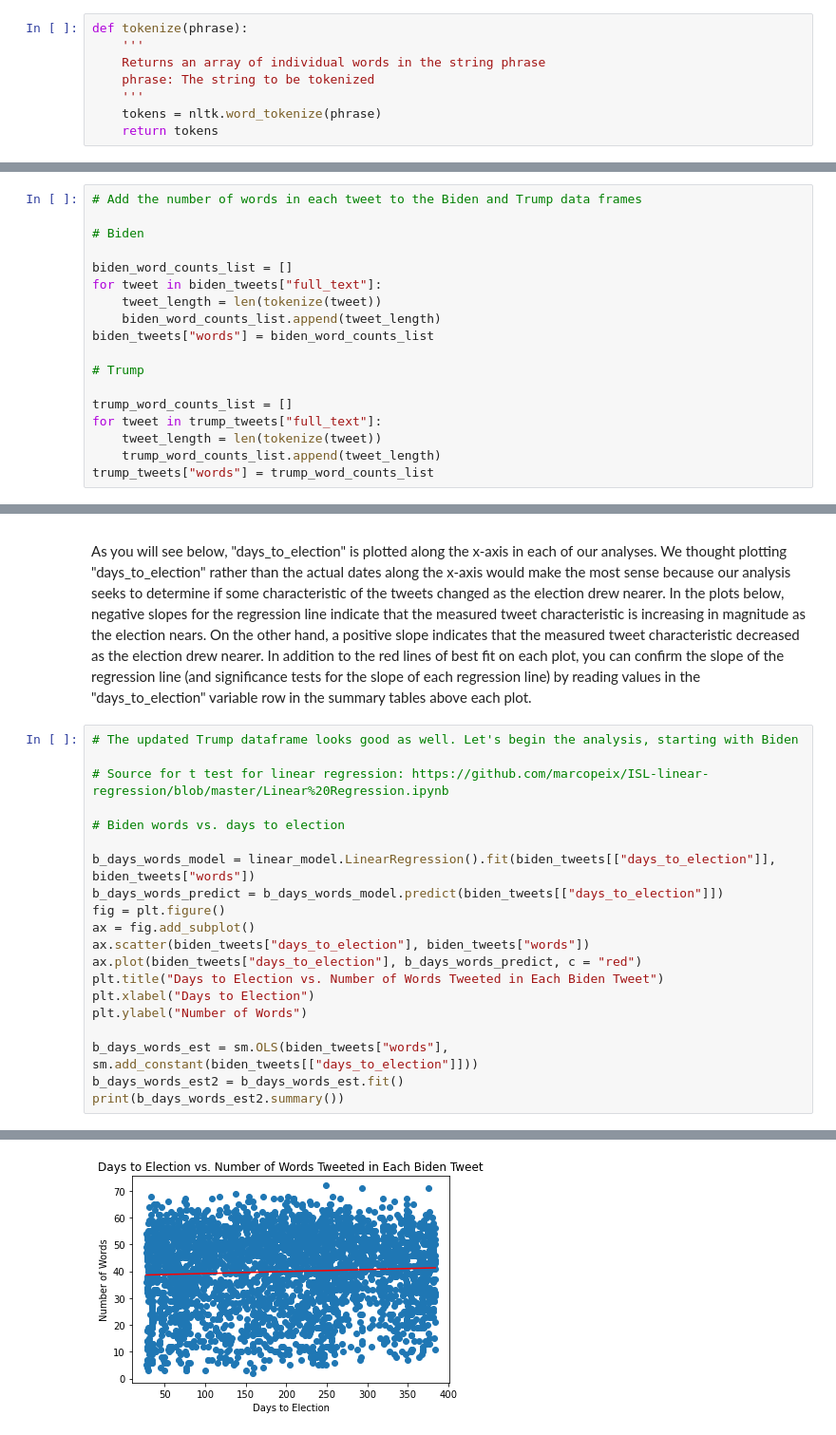
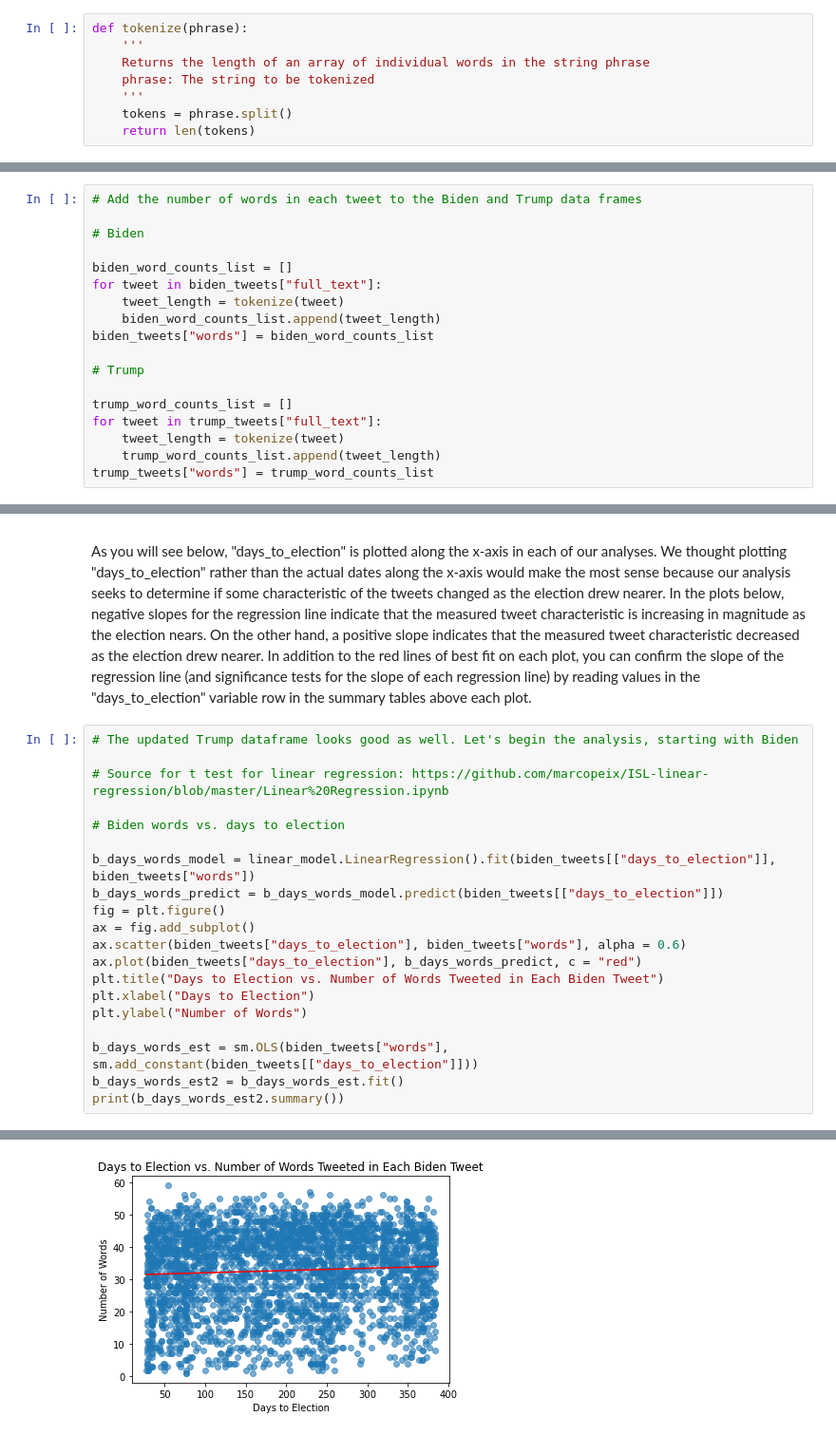
Before and after one commit to sunil-2000/Twitter-Data-Science-Project, a Jupyter notebook: Camden phase4 Analysis 2.ipynb, the cells around one changed output, grey strips where cells are left out. Shown at 95% size. Saved outputs shown, nothing was run; the diff lists cells and outputs as text.

Commit message:
Corrected function to count words in tweets, words vs. days to election analysis. Made points more transparent on graphs.

```diff
--- a/Camden phase4 Analysis 2.ipynb
+++ b/Camden phase4 Analysis 2.ipynb
@@ -21,11 +23,11 @@ import statsmodels.api as sm
 # %%
 def tokenize(phrase):
     '''
-    Returns an array of individual words in the string phrase
+    Returns the length of an array of individual words in the string phrase
     phrase: The string to be tokenized
     '''
-    tokens = nltk.word_tokenize(phrase)
-    return tokens
+    tokens = phrase.split()
+    return len(tokens)
 # %%
 trump_tweets = pd.read_csv("trump_tweets.csv")
 print("Some Trump tweets")
@@ -59,7 +61,7 @@ Some Trump tweets
 
 biden_word_counts_list = []
 for tweet in biden_tweets["full_text"]:
-    tweet_length = len(tokenize(tweet))
+    tweet_length = tokenize(tweet)
     biden_word_counts_list.append(tweet_length)
 biden_tweets["words"] = biden_word_counts_list
 
@@ -67,7 +69,7 @@ biden_tweets["words"] = biden_word_counts_list
 
 trump_word_counts_list = []
 for tweet in trump_tweets["full_text"]:
-    tweet_length = len(tokenize(tweet))
+    tweet_length = tokenize(tweet)
     trump_word_counts_list.append(tweet_length)
 trump_tweets["words"] = trump_word_counts_list
 # %%
@@ -252,7 +254,7 @@ b_days_words_model = linear_model.LinearRegression().fit(biden_tweets[["days_to_
 b_days_words_predict = b_days_words_model.predict(biden_tweets[["days_to_election"]])
 fig = plt.figure()
 ax = fig.add_subplot()
-ax.scatter(biden_tweets["days_to_election"], biden_tweets["words"])
+ax.scatter(biden_tweets["days_to_election"], biden_tweets["words"], alpha = 0.6)
 ax.plot(biden_tweets["days_to_election"], b_days_words_predict, c = "red")
 plt.title("Days to Election vs. Number of Words Tweeted in Each Biden Tweet")
 plt.xlabel("Days to Election")
@@ -274,12 +276,12 @@ Df Residuals:                    3082   BIC:                         2.533e+04
 Df Model:                           1
 Covariance Type:            nonrobust
 ====================================================================================
 ... (9 lines left out)
 ==============================================================================
 
 Warnings:
 [1] Standard Errors assume that the covariance matrix of the errors is correctly specified.
-[figure, old version]
+[figure, new version]
 # %%
 # Biden favorites vs. days to election
 
```
Also changed, not shown: parts of 10 cells of this notebook.
